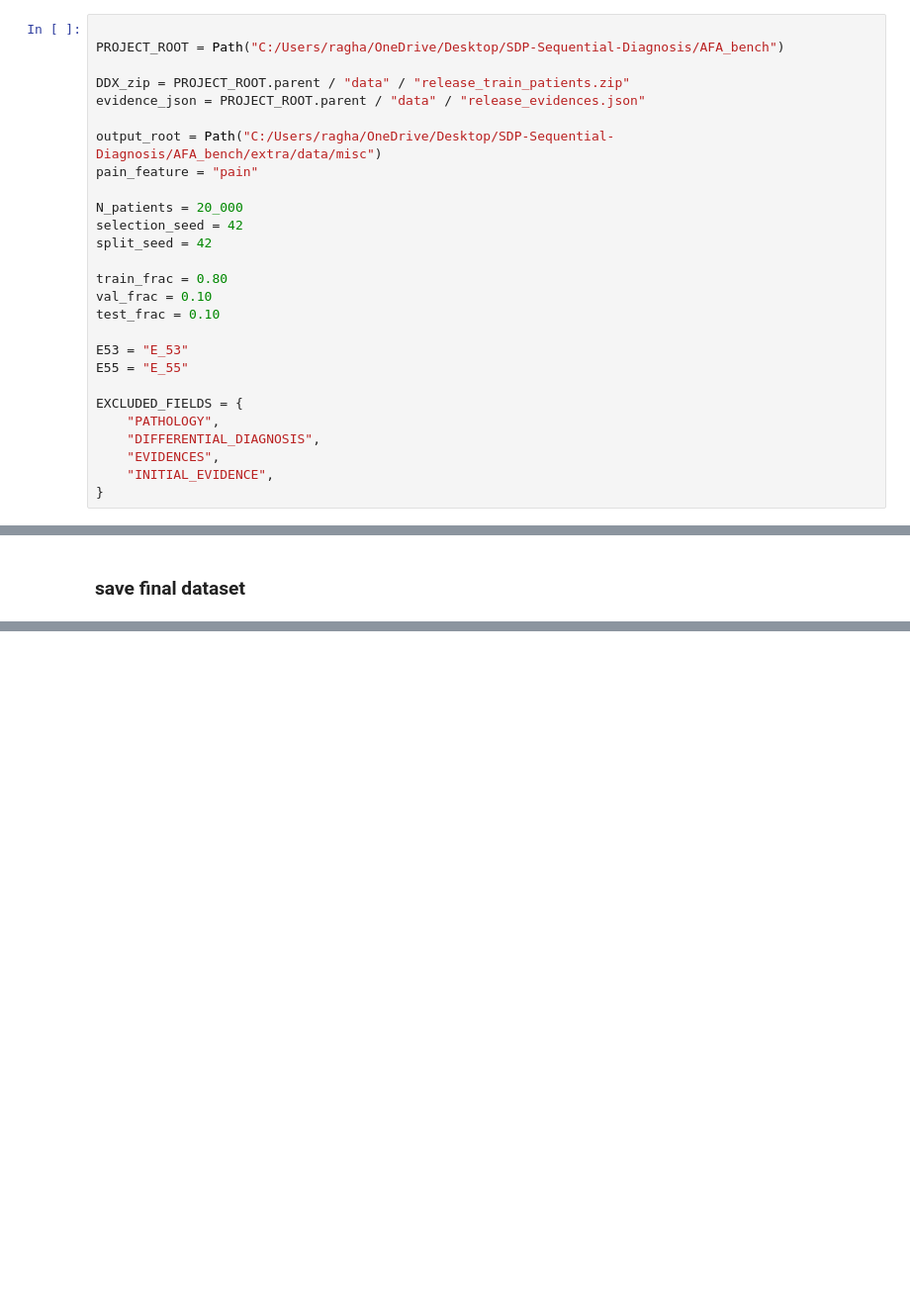
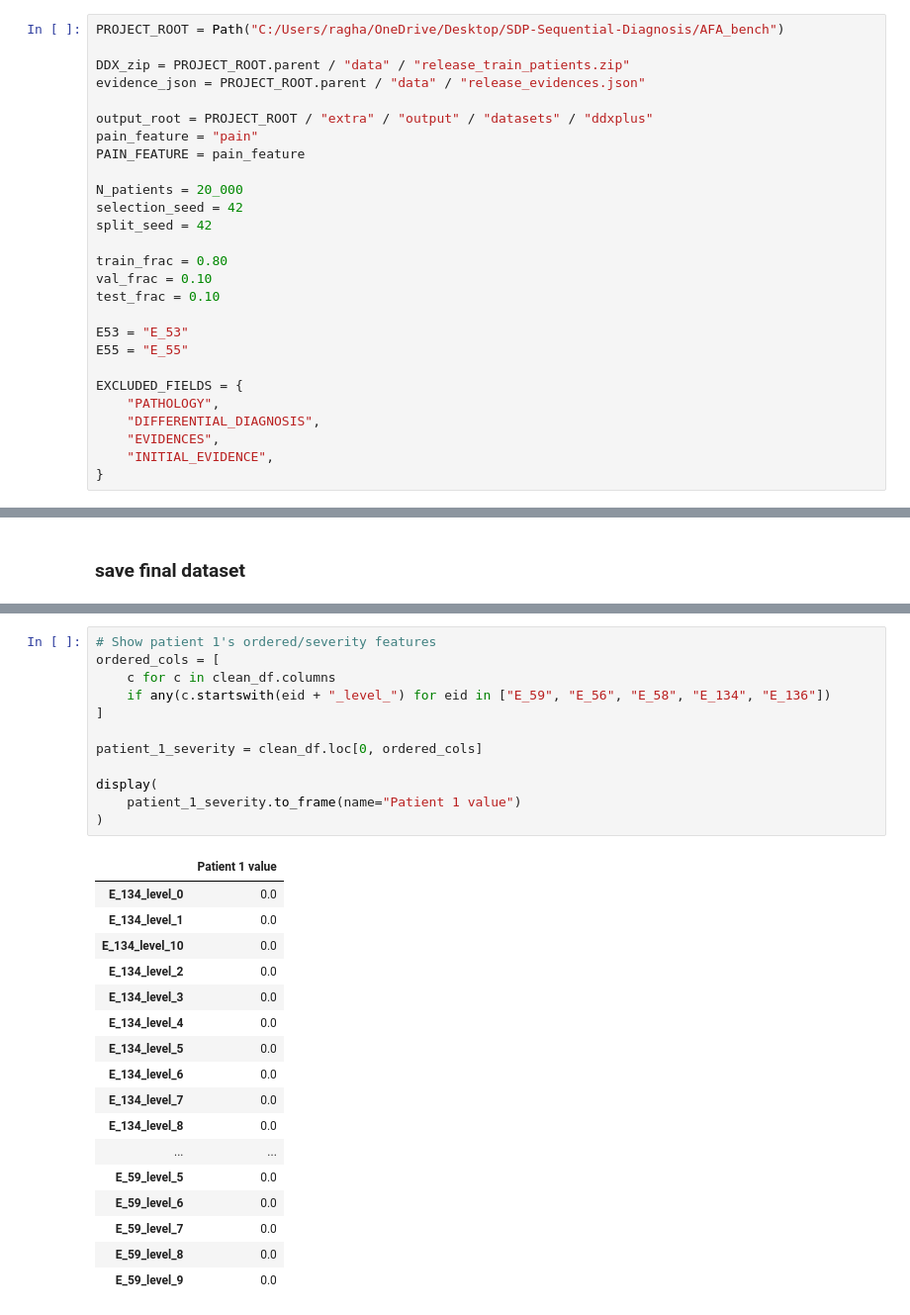
Before and after one commit to HindAlz/SDP-Sequential-Diagnosis, a Jupyter notebook: afabench/dataprep.ipynb, the cells around one changed output, grey strips where cells are left out. Shown at 99% size. Saved outputs shown, nothing was run; the diff lists cells and outputs as text; blank space fills up the shorter version.

Commit message:
updated data cleaning to fix severity level issue

```diff
--- a/afabench/dataprep.ipynb
+++ b/afabench/dataprep.ipynb
@@ -11,14 +11,14 @@ from typing import Any
 
 import torch
 # %%
-
 PROJECT_ROOT = Path("C:/Users/ragha/OneDrive/Desktop/SDP-Sequential-Diagnosis/AFA_bench")
 
 DDX_zip = PROJECT_ROOT.parent / "data" / "release_train_patients.zip"
 evidence_json = PROJECT_ROOT.parent / "data" / "release_evidences.json"
 
-output_root = Path("C:/Users/ragha/OneDrive/Desktop/SDP-Sequential-Diagnosis/AFA_bench/extra/data/misc")
+output_root = PROJECT_ROOT / "extra" / "output" / "datasets" / "ddxplus"
 pain_feature = "pain"
+PAIN_FEATURE = pain_feature
 
 N_patients = 20_000
 selection_seed = 42
@@ -283,0 +550,30 @@ Shape: (20000, 334)
+# %%
+# Show patient 1's ordered/severity features
+ordered_cols = [
+    c for c in clean_df.columns
+    if any(c.startswith(eid + "_level_") for eid in ["E_59", "E_56", "E_58", "E_134", "E_136"])
+]
+
+patient_1_severity = clean_df.loc[0, ordered_cols]
+
+display(
+    patient_1_severity.to_frame(name="Patient 1 value")
+)
+# %% [output]
+|  | Patient 1 value |
+| E_134_level_0 | 0.0 |
+| E_134_level_1 | 0.0 |
+| E_134_level_10 | 0.0 |
+| E_134_level_2 | 0.0 |
+| E_134_level_3 | 0.0 |
+| E_134_level_4 | 0.0 |
+| E_134_level_5 | 0.0 |
+| E_134_level_6 | 0.0 |
+| E_134_level_7 | 0.0 |
+| E_134_level_8 | 0.0 |
+| ... | ... |
+| E_59_level_5 | 0.0 |
+| E_59_level_6 | 0.0 |
+| E_59_level_7 | 0.0 |
+| E_59_level_8 | 0.0 |
+| E_59_level_9 | 0.0 |
```
Also changed, not shown: parts of 8 cells of this notebook.
